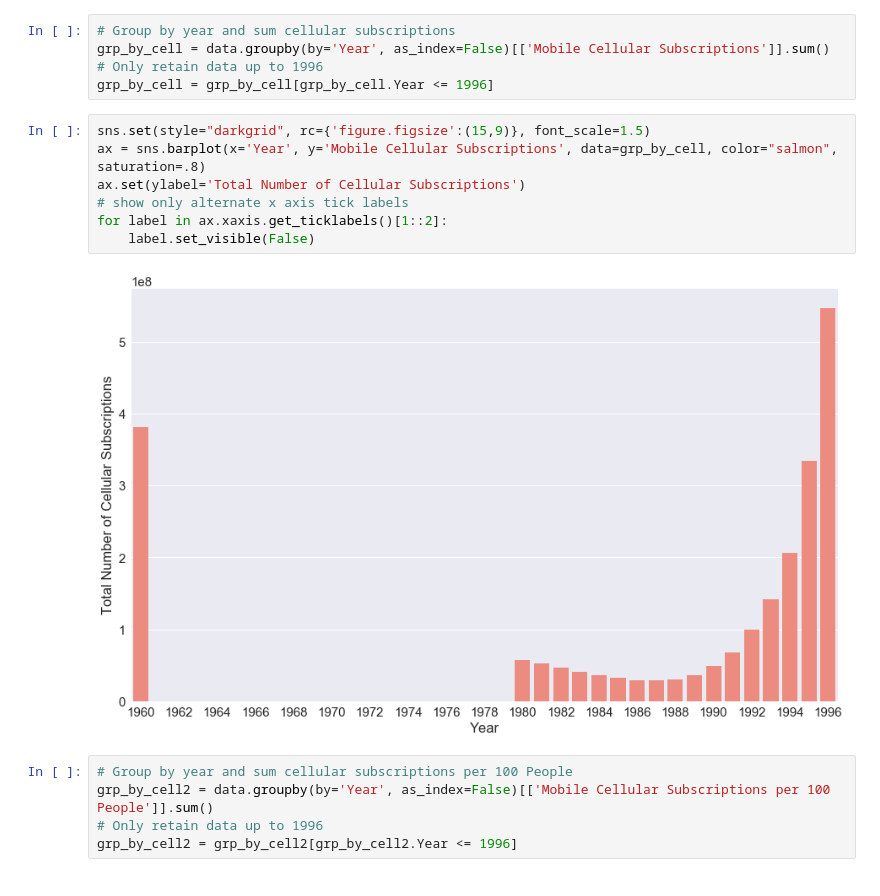
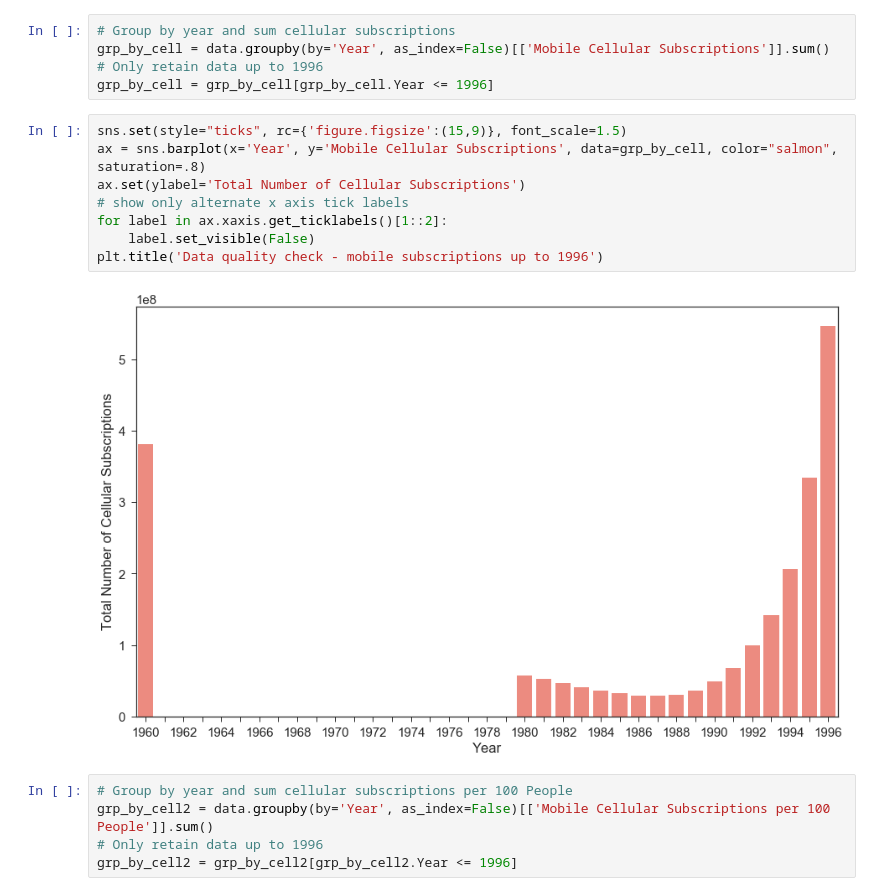
Before and after one commit to kunal-kotian/data_visualization, a Jupyter notebook: global_dev_dataviz.ipynb, the cells around one changed output. Cells and saved outputs as stored; diff of their text form.

```diff
--- a/global_dev_dataviz.ipynb
+++ b/global_dev_dataviz.ipynb
@@ -110,14 +110,15 @@ grp_by_cell = data.groupby(by='Year', as_index=False)[['Mobile Cellular Subscrip
 # Only retain data up to 1996
 grp_by_cell = grp_by_cell[grp_by_cell.Year <= 1996]
 # %%
-sns.set(style="darkgrid", rc={'figure.figsize':(15,9)}, font_scale=1.5)
+sns.set(style="ticks", rc={'figure.figsize':(15,9)}, font_scale=1.5)
 ax = sns.barplot(x='Year', y='Mobile Cellular Subscriptions', data=grp_by_cell, color="salmon", saturation=.8)
 ax.set(ylabel='Total Number of Cellular Subscriptions')
 # show only alternate x axis tick labels
 for label in ax.xaxis.get_ticklabels()[1::2]:
     label.set_visible(False)
+plt.title('Data quality check - mobile subscriptions up to 1996')
 # %% [output]
-[figure, old version]
+[figure, new version]
 # %%
 # Group by year and sum cellular subscriptions per 100 People
 grp_by_cell2 = data.groupby(by='Year', as_index=False)[['Mobile Cellular Subscriptions per 100 People']].sum()
```
Also changed, not shown: parts of 1 cell of this notebook.
